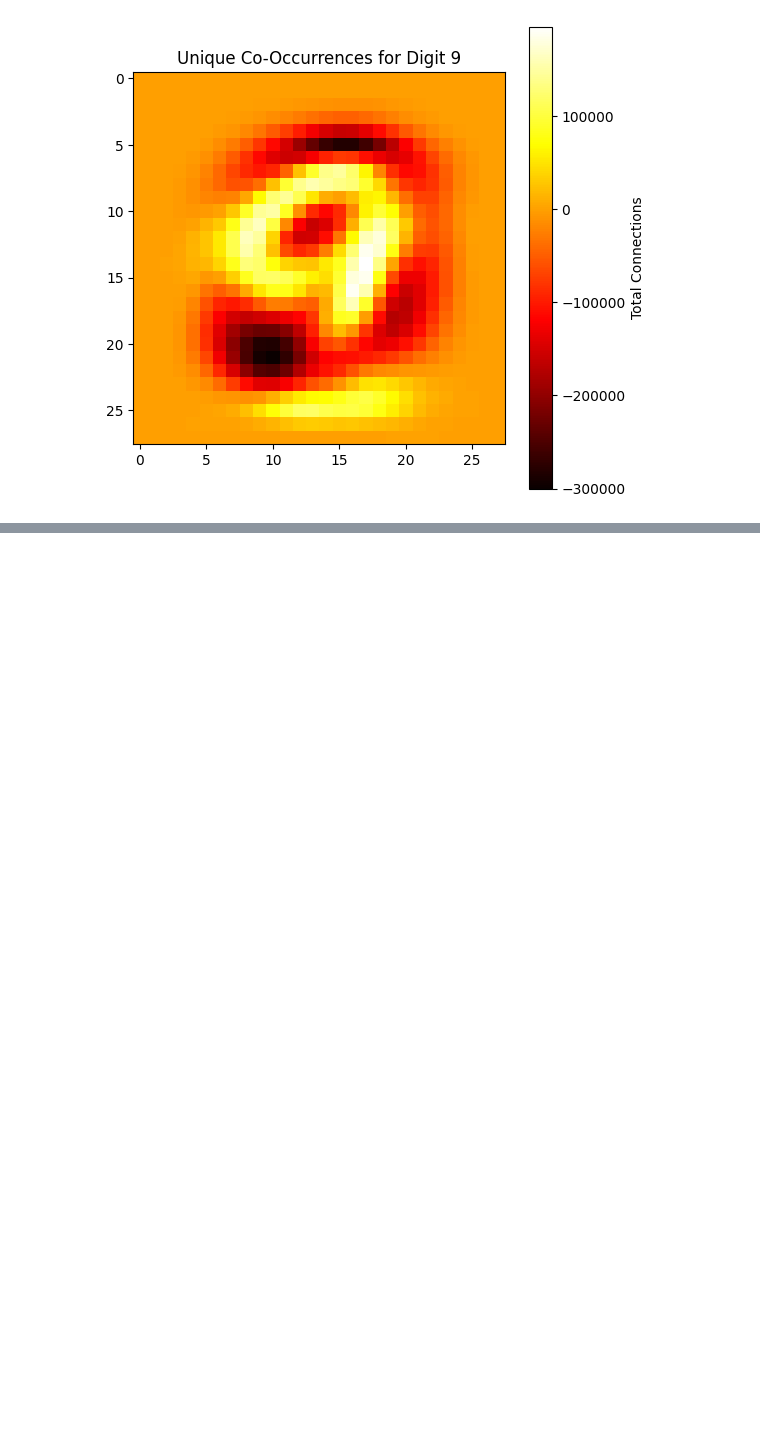
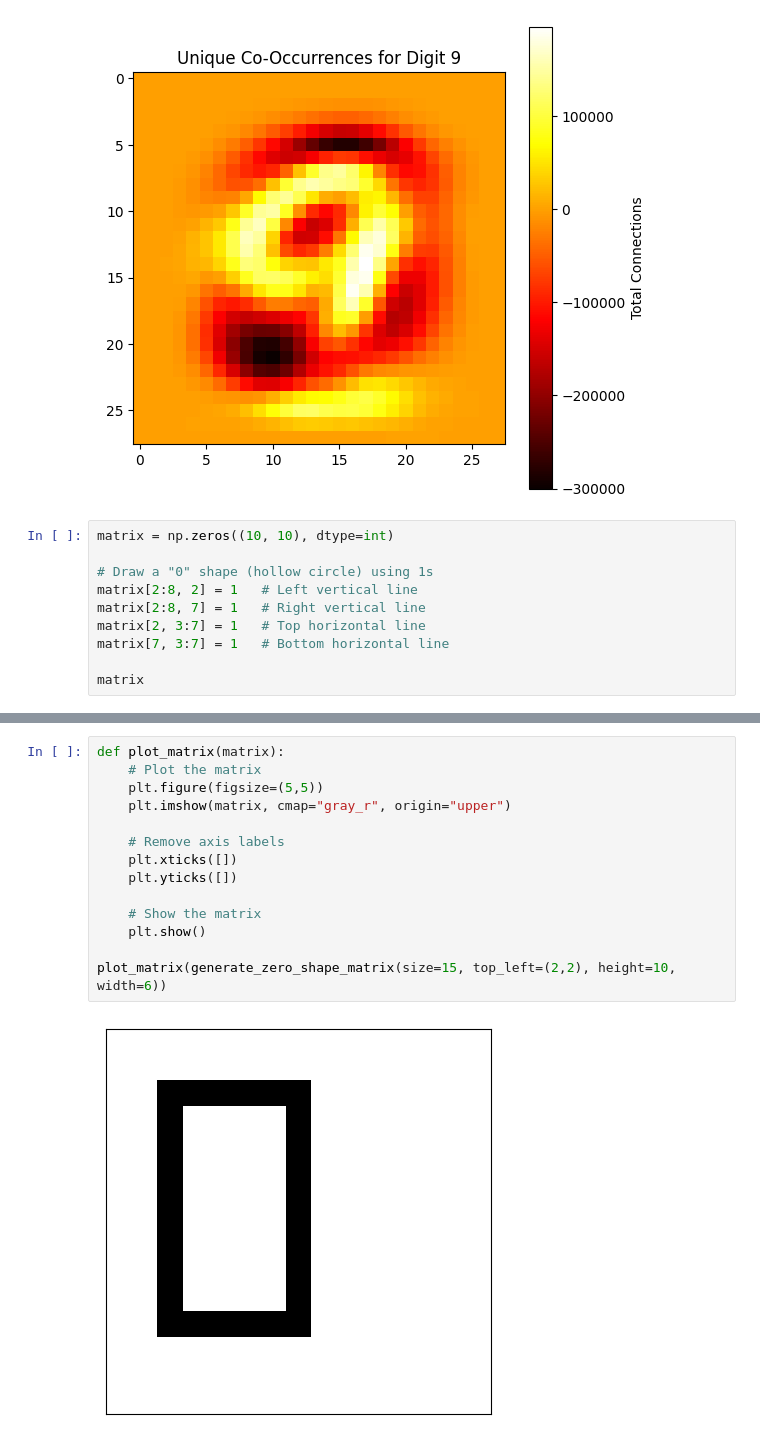
Before and after one commit to Antel0pe/NeuronsFiringTogetherWireTogether, a Jupyter notebook: MNIST_GeneratedNetwork.ipynb, the cells around one changed output, grey strips where cells are left out. Saved outputs shown, nothing was run; the diff lists cells and outputs as text; blank space fills up the shorter version.

```diff
--- a/MNIST_GeneratedNetwork.ipynb
+++ b/MNIST_GeneratedNetwork.ipynb
@@ -154,3 +154,13 @@ for k1, v1 in label_co_occurrence_matrices.items():
 [figure]
 [figure]
 [figure]
+# %%
+matrix = np.zeros((10, 10), dtype=int)
+
+# Draw a "0" shape (hollow circle) using 1s
+matrix[2:8, 2] = 1   # Left vertical line
+matrix[2:8, 7] = 1   # Right vertical line
+matrix[2, 3:7] = 1   # Top horizontal line
+matrix[7, 3:7] = 1   # Bottom horizontal line
+
+matrix
@@ -156,0 +228,16 @@ for k1, v1 in label_co_occurrence_matrices.items():
+# %%
+def plot_matrix(matrix):
+    # Plot the matrix
+    plt.figure(figsize=(5,5))
+    plt.imshow(matrix, cmap="gray_r", origin="upper")
+
+    # Remove axis labels
+    plt.xticks([])
+    plt.yticks([])
+
+    # Show the matrix
+    plt.show()
+
+plot_matrix(generate_zero_shape_matrix(size=15, top_left=(2,2), height=10, width=6))
+# %% [output]
+[figure, added]
```
Also changed, not shown: parts of 7 cells of this notebook.
